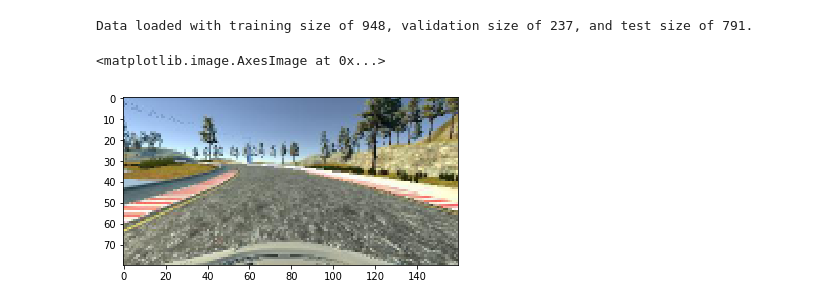
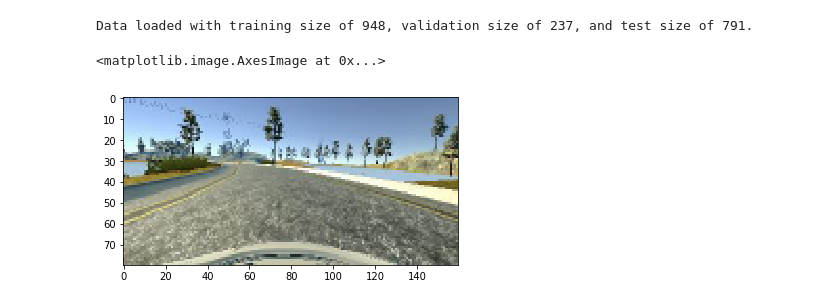
Before and after one commit to asadquraishi/behavioral_cloning_keras_project, a Jupyter notebook: behavioral_cloning_keras_project.ipynb, the cells around one changed output. Saved outputs shown, nothing was run; the diff lists cells and outputs as text; code cells hidden in the pictures.

```diff
--- a/behavioral_cloning_keras_project.ipynb
+++ b/behavioral_cloning_keras_project.ipynb
@@ -157,7 +209,7 @@ print("Data loaded with training size of {}, validation size of {}, and test siz
 # %% [output]
 Data loaded with training size of 948, validation size of 237, and test size of 791.
 # %%
-plt.imshow(X_train[index])
+plt.imshow(X_train[9])
 # %% [output]
 <matplotlib.image.AxesImage at 0x...>
-[figure, old version]
+[figure, new version]
```
Also changed, not shown: parts of 17 cells of this notebook, 1 other file.
